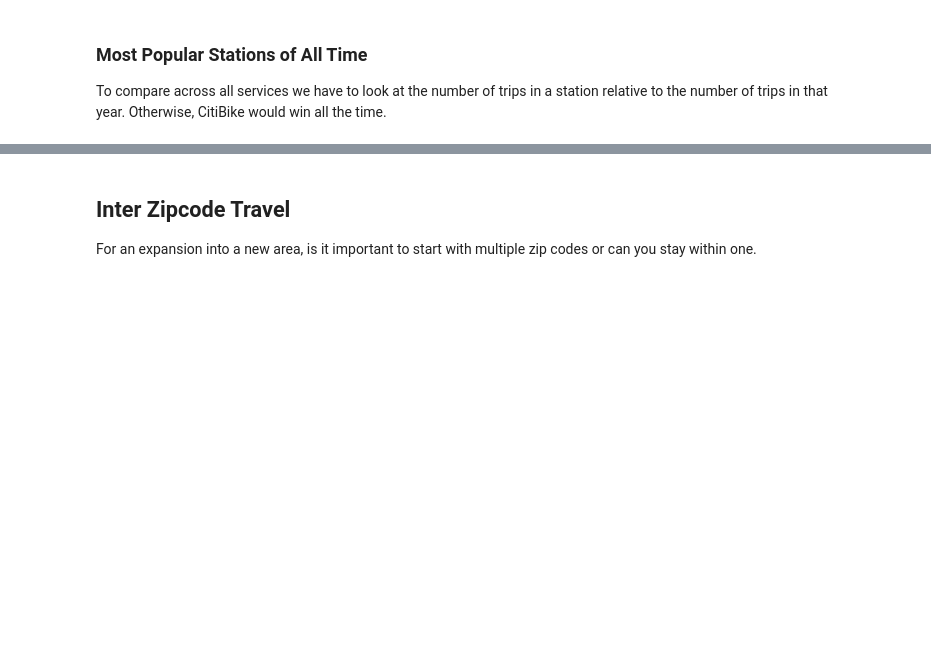
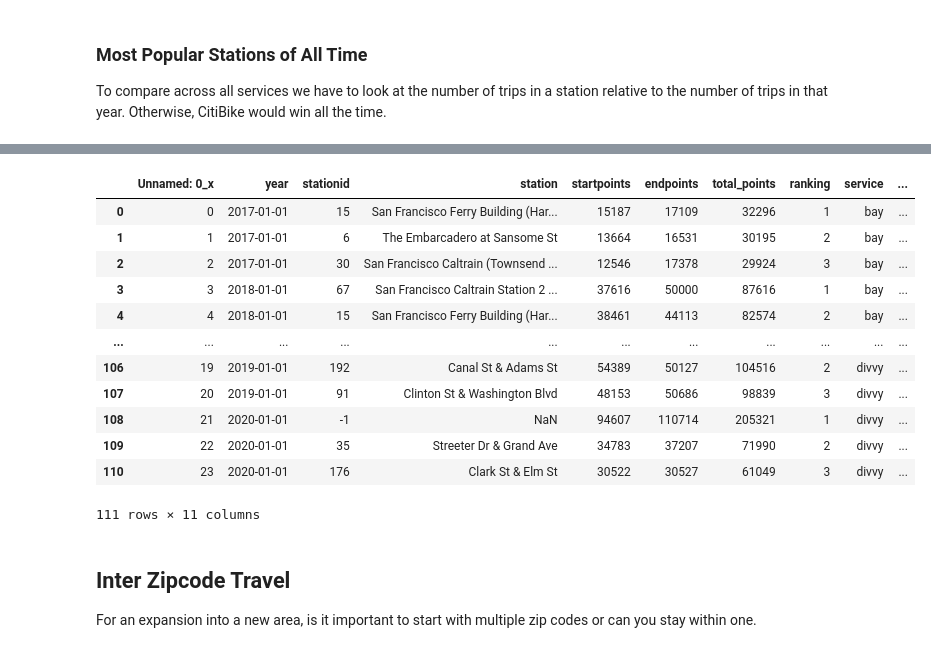
Before and after one commit to Williamdst/Bike-Share-USA, a Jupyter notebook: III_EDA.ipynb, the cells around one changed output, grey strips where cells are left out. Drawn from its saved outputs; the diff is of its cells as text; code cells hidden in the pictures; blank space fills up the shorter version.

```diff
--- a/III_EDA.ipynb
+++ b/III_EDA.ipynb
@@ -372,3 +408,20 @@ trips_per_year.to_csv('./Data/Queries/trips_per_year.csv')
+# %%
+most_popular_ratio = pd.merge(most_popular_3, trips_per_year, how='left', on=['year', 'service'])
+most_popular_ratio
+# %% [output]
+|  | Unnamed: 0_x | year | stationid | station | startpoints | endpoints | total_points | ranking | service | ... |
+| 0 | 0 | 2017-01-01 | 15 | San Francisco Ferry Building (Har... | 15187 | 17109 | 32296 | 1 | bay | ... |
+| 1 | 1 | 2017-01-01 | 6 | The Embarcadero at Sansome St | 13664 | 16531 | 30195 | 2 | bay | ... |
+| 2 | 2 | 2017-01-01 | 30 | San Francisco Caltrain (Townsend ... | 12546 | 17378 | 29924 | 3 | bay | ... |
+| 3 | 3 | 2018-01-01 | 67 | San Francisco Caltrain Station 2 ... | 37616 | 50000 | 87616 | 1 | bay | ... |
+| 4 | 4 | 2018-01-01 | 15 | San Francisco Ferry Building (Har... | 38461 | 44113 | 82574 | 2 | bay | ... |
+| ... | ... | ... | ... | ... | ... | ... | ... | ... | ... | ... |
+| 106 | 19 | 2019-01-01 | 192 | Canal St & Adams St | 54389 | 50127 | 104516 | 2 | divvy | ... |
+| 107 | 20 | 2019-01-01 | 91 | Clinton St & Washington Blvd | 48153 | 50686 | 98839 | 3 | divvy | ... |
+| 108 | 21 | 2020-01-01 | -1 | NaN | 94607 | 110714 | 205321 | 1 | divvy | ... |
+| 109 | 22 | 2020-01-01 | 35 | Streeter Dr & Grand Ave | 34783 | 37207 | 71990 | 2 | divvy | ... |
+| 110 | 23 | 2020-01-01 | 176 | Clark St & Elm St | 30522 | 30527 | 61049 | 3 | divvy | ... |
+111 rows × 11 columns
 # %% [markdown]
 ## Inter Zipcode Travel
 For an expansion into a new area, is it important to start with multiple zip codes or can you stay within one.
```
Also changed, not shown: parts of 15 cells of this notebook, 3 other files.
